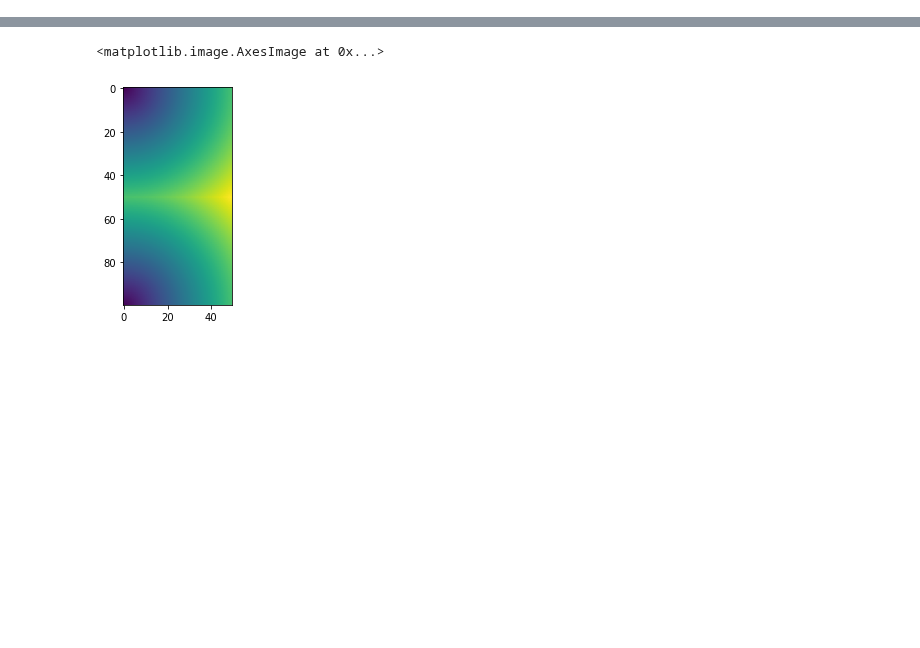
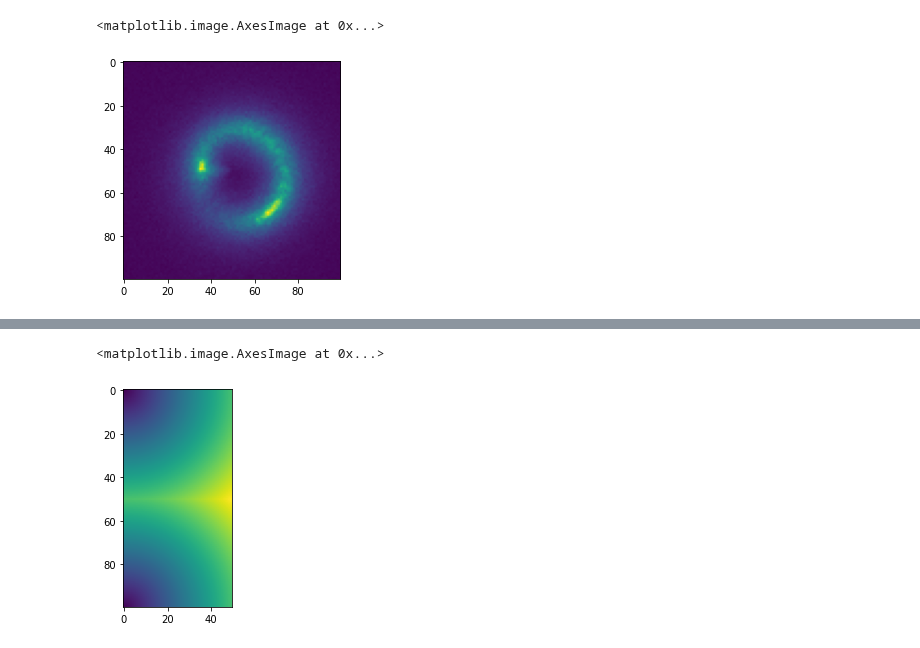
Before and after one commit to Herculens/herculens, a Jupyter notebook: GRF_perturbations/Notebooks/test.ipynb, the cells around one changed output, grey strips where cells are left out. Saved outputs shown, nothing was run; the diff lists cells and outputs as text; code cells hidden in the pictures; blank space fills up the shorter version.

```diff
--- a/GRF_perturbations/Notebooks/test.ipynb
+++ b/GRF_perturbations/Notebooks/test.ipynb
@@ -197,0 +170,5 @@ DeviceArray([-0.10466971,  0.08305146,  0.27077264], dtype=float64)
+# %%
+plt.imshow(data_spec)
+# %% [output]
+<matplotlib.image.AxesImage at 0x...>
+[figure, added]
```
Also changed, not shown: parts of 49 cells of this notebook, 3 other files.
